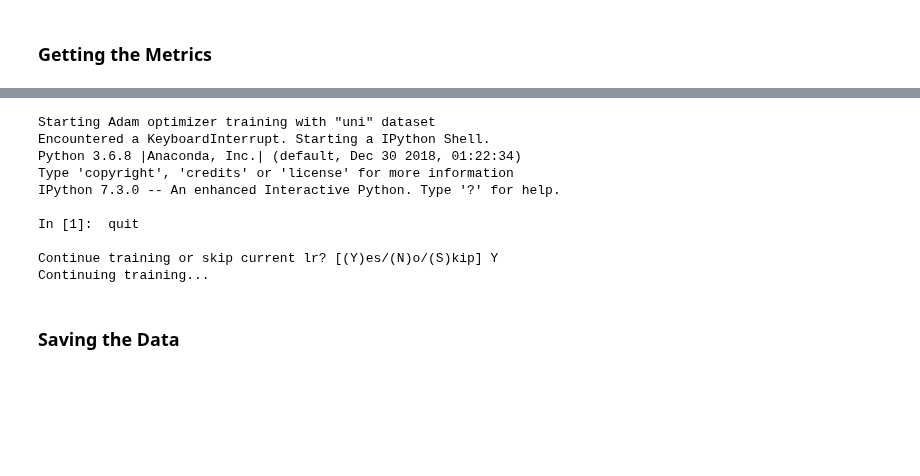
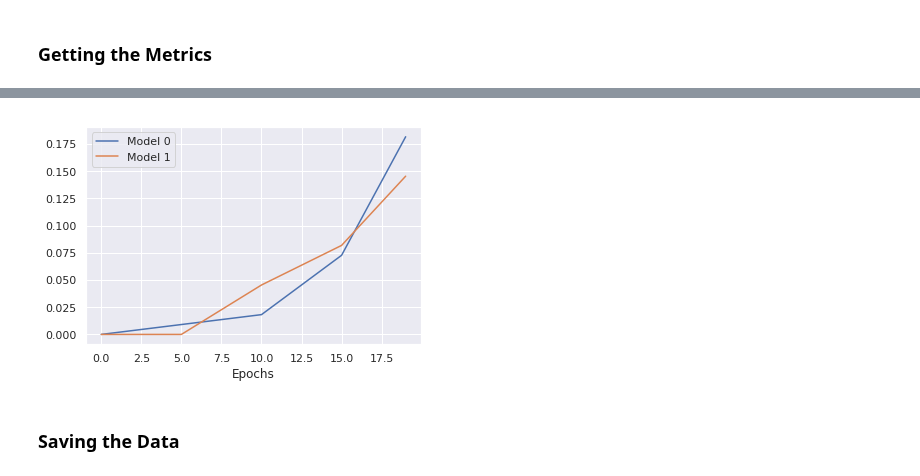
Before and after one commit to apra93/leabra-tf, a Jupyter notebook: docs/source/notebooks/0.5.1-Adam-With-Non-Uniform-Task-Statistics.ipynb, the cells around one changed output, grey strips where cells are left out. Drawn from its saved outputs; the diff is of its cells as text; code cells hidden in the pictures; blank space fills up the shorter version.

```diff
--- a/docs/source/notebooks/0.5.1-Adam-With-Non-Uniform-Task-Statistics.ipynb
+++ b/docs/source/notebooks/0.5.1-Adam-With-Non-Uniform-Task-Statistics.ipynb
@@ -380,15 +268,15 @@ Additionally, create an empty list that will contain the initialization operatio
 # %%
 # Weights and biases
 weights = {
-    'h1': tf.get_variable(name='w_h1', shape=[N_INPUTS, N_HIDDEN_1],
+    'h1': tf.get_variable(name='w_h1', shape=[cfg.n_inputs, cfg.n_hidden_1],
                       initializer=tf.contrib.layers.xavier_initializer()),
-    'out': tf.get_variable(name='w_out', shape=[N_HIDDEN_1, N_OUTPUTS],
+    'out': tf.get_variable(name='w_out', shape=[cfg.n_hidden_1, cfg.n_outputs],
                       initializer=tf.contrib.layers.xavier_initializer()),
 }
 biases = {
-    'b1': tf.get_variable(name="b_1", shape=[N_HIDDEN_1],
+    'b1': tf.get_variable(name="b_1", shape=[cfg.n_hidden_1],
                       initializer=tf.zeros_initializer()),
-    'out': tf.get_variable(name="b_out", shape=[N_OUTPUTS],
+    'out': tf.get_variable(name="b_out", shape=[cfg.n_outputs],
                       initializer=tf.zeros_initializer()),
 }
 
@@ -398,13 +286,13 @@ init_ops = []
 
 The architecture is the same as previous notebooks. See `nb-0.3` for more details.
 # %%
-def oreilly_model(inputs):
+def oreilly_model(inputs, config):
     # Reshape for hidden layer
-    inputs = tf.reshape(inputs, shape=[-1, N_INPUTS])
+    inputs = tf.reshape(inputs, shape=[-1, config.n_inputs])
     # Single hidden layer
     inputs = tf.sigmoid(tf.add(tf.matmul(inputs, weights['h1']), biases['b1']))
     # Output layer
     inputs = tf.add(tf.matmul(inputs, weights['out']), biases['out'])
     # Reshape for labels
-    return tf.reshape(inputs, shape=[-1, SLOTS, SIZE, DIMS])
+    return tf.reshape(inputs, shape=[-1, config.slots, config.size, config.dims])
 # %%
@@ -631,0 +597,9 @@ def save_data(metrics, n_models=None, lr=ALPHA, n_train=N_TRAIN, n_epochs=None,
+# %%
+met = 'sm_acc'
+for i, model in enumerate(adam_test_metrics):
+    plt.plot(model['1e']['epoch'], model['1e'][met], label='Model {}'.format(i))
+plt.xlabel('Epochs')
+plt.legend()
+plt.show()
+# %% [output]
+[figure, added]
@@ -632,17 +615,6 @@ def save_data(metrics, n_models=None, lr=ALPHA, n_train=N_TRAIN, n_epochs=None,
 # %%
-%%time
-adam_stats_metrics = exp_stats(epochs=5*EPOCHS)
+# %%time
+# adam_stats_metrics_full = exp_stats(epochs=5*EPOCHS)
-# %% [output]
-Starting Adam optimizer training with "uni" dataset
-Encountered a KeyboardInterrupt. Starting a IPython Shell.
-Python 3.6.8 |Anaconda, Inc.| (default, Dec 30 2018, 01:22:34)
-Type 'copyright', 'credits' or 'license' for more information
-IPython 7.3.0 -- An enhanced Interactive Python. Type '?' for help.
-
-In [1]:  quit
-
-Continue training or skip current lr? [(Y)es/(N)o/(S)kip] Y
-Continuing training...
 # %% [markdown]
 ### Saving the Data
 # %%
```
Also changed, not shown: parts of 49 cells of this notebook, 2 other files.
